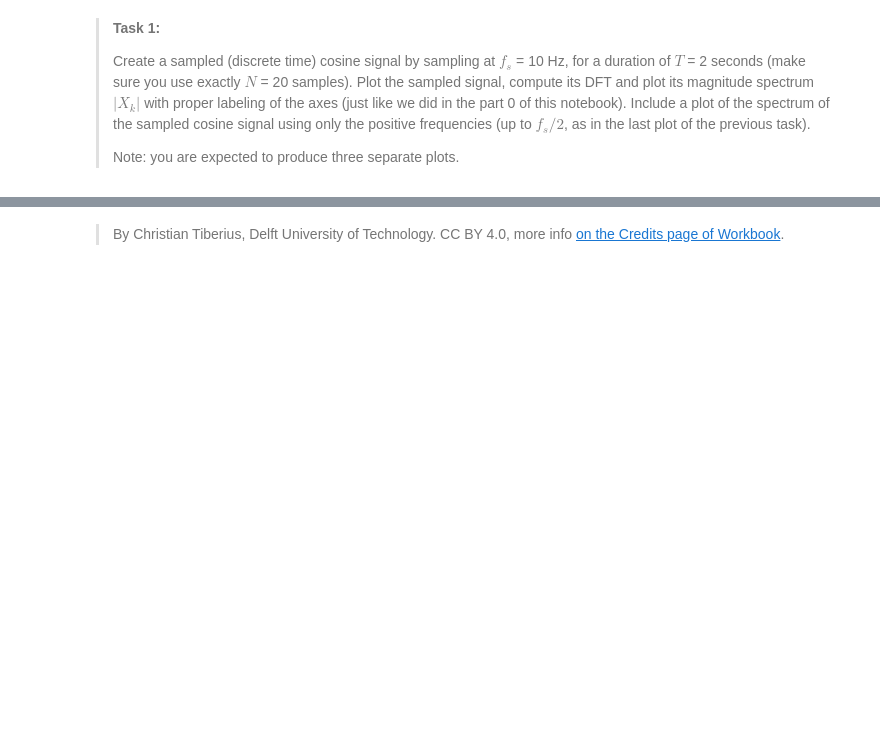
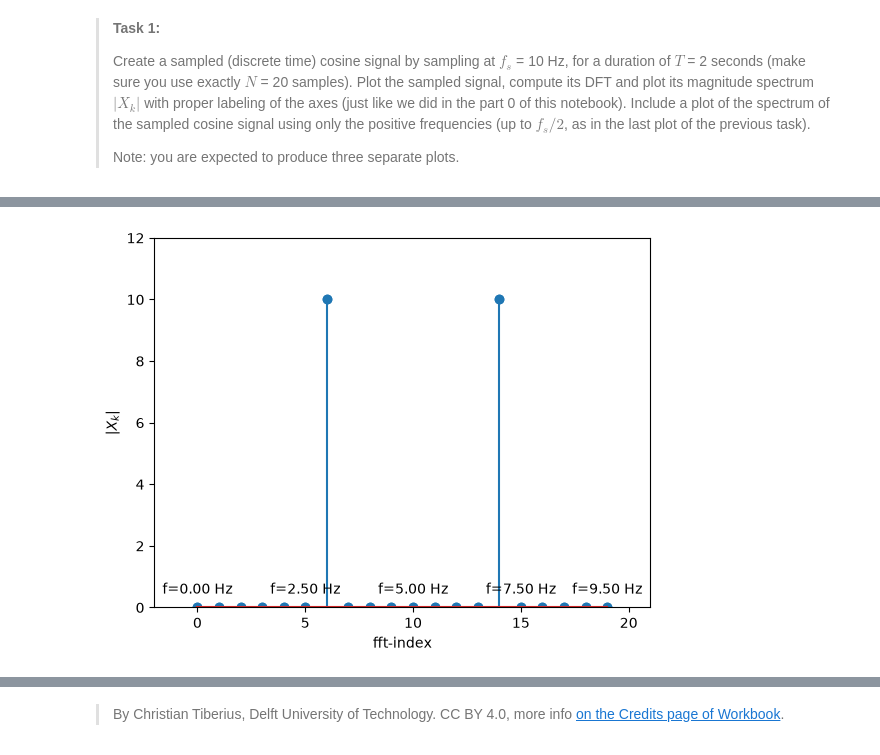
Before and after one commit to fwallisch0512/WS2.3, a Jupyter notebook: DFT.ipynb, the cells around one changed output, grey strips where cells are left out. Drawn from its saved outputs; the diff is of its cells as text; code cells hidden in the pictures; blank space fills up the shorter version.

```diff
--- a/DFT.ipynb
+++ b/DFT.ipynb
@@ -158,5 +214,24 @@ As a side note: the cosine is strictly a periodic function, not a-periodic (as a
 # %%
-### YOUR CODE HERE ###
+#DFT
+abs_fft = np.abs(np.fft.fft(xt)) #berechnet die eindimensionale diskrete Fourier-Transformation (Xk) und bildet modulus
+index_fft = np.arange(0,20,1)
+plt.plot(index_fft, abs_fft, 'o')
 
-# Plot 2
+freq = np.arange(0, 10, 0.5) #Array mit den 20 zugehörigen Frequenzen in Hz
+for x,y in zip(index_fft, abs_fft): #zip liefert Element 1 + Element 2 aus einer Liste
+    if x%5 == 0 or x==19: # filtert welche Punkte beschriftet werden
+        label = f"f={freq[x]:.2f} Hz"
+        plt.annotate(label,
+                     (x,y),
+                     textcoords="offset points",
+                     xytext=(0,10),
+                     fontsize=10,
+                     ha='center')
+plt.ylim(0,12)
+plt.xlim(-2,21)
+plt.xlabel('fft-index')
+plt.ylabel('$|X_k|$')
+plt.stem(index_fft, abs_fft);
+# %% [output]
+[figure, added]
 # %%
```
Also changed, not shown: parts of 13 cells of this notebook.
